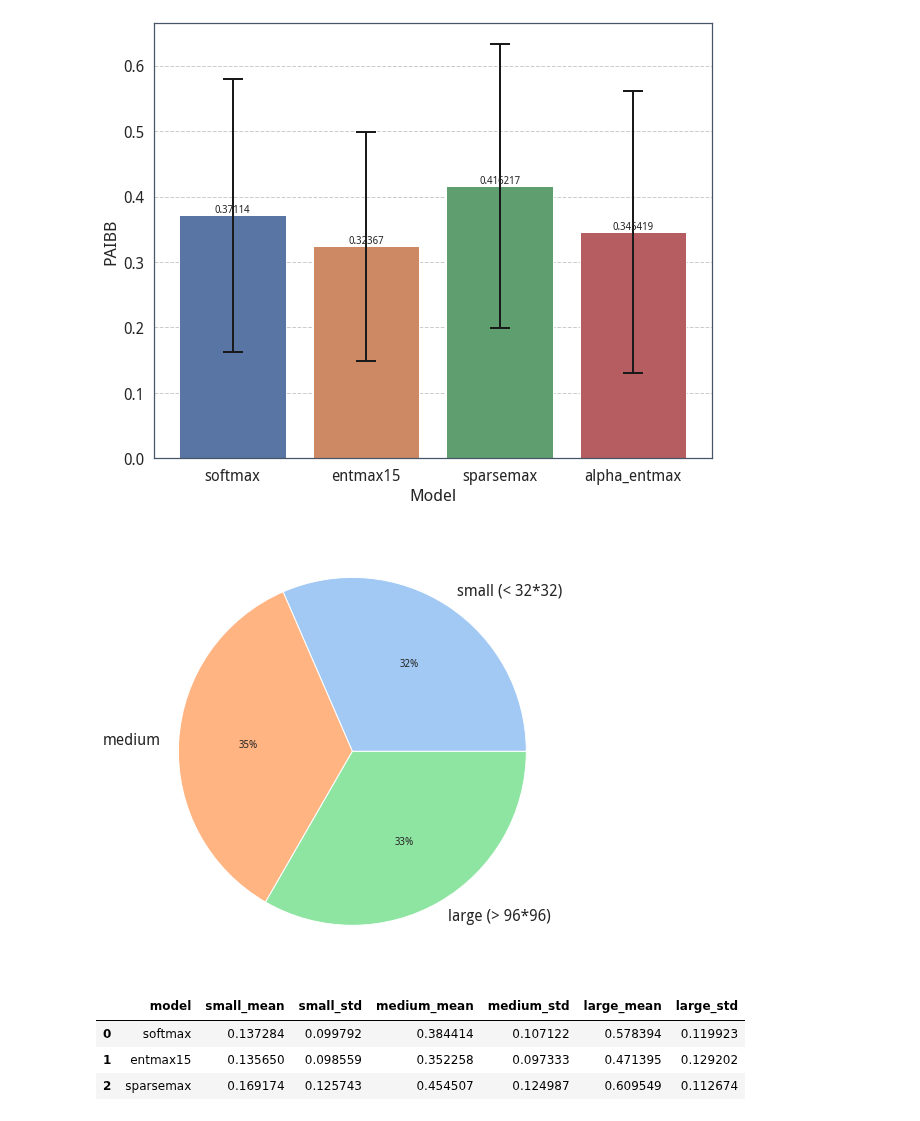
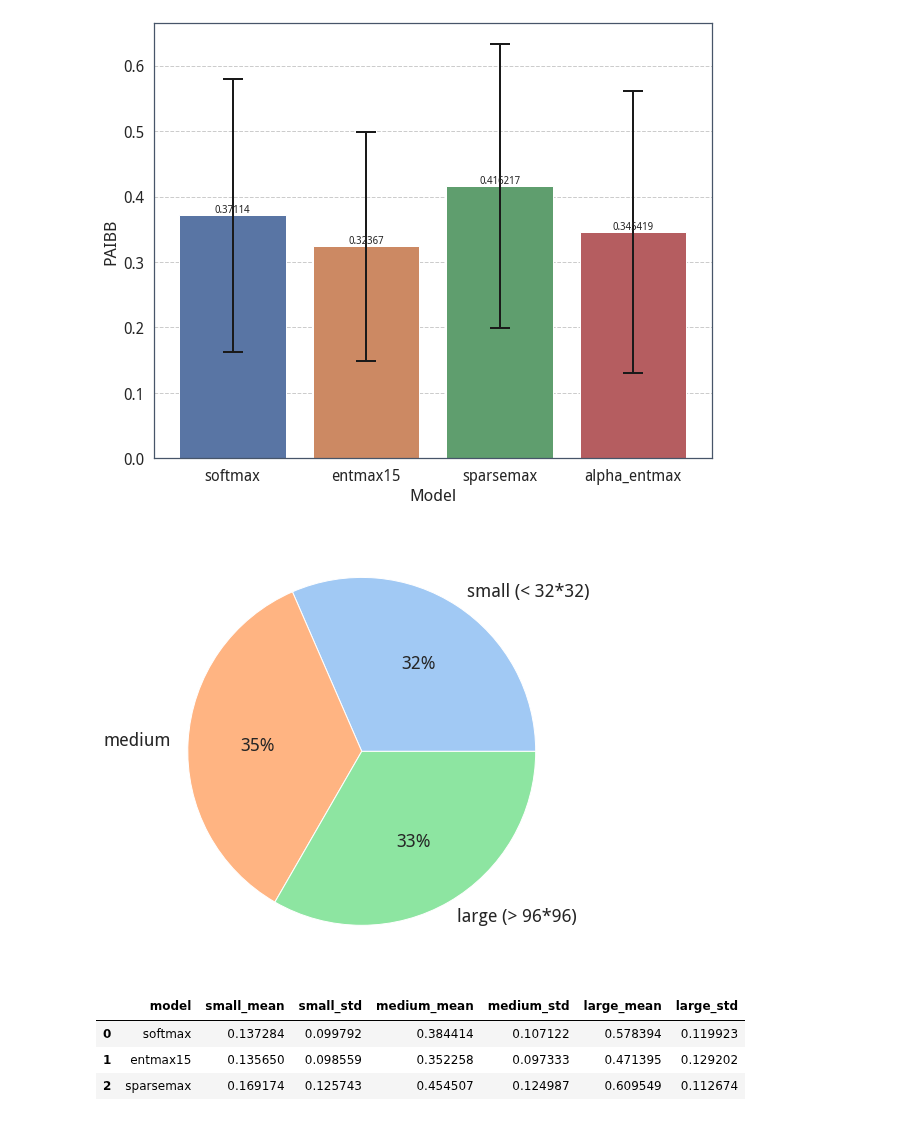
Before and after one commit to erikdao/sparse-detector, a Jupyter notebook: notebooks/val_metrics_analyses.ipynb, the cells around one changed output. Drawn from its saved outputs; the diff is of its cells as text; code cells hidden in the pictures.

Commit message:
Add dataset figures

```diff
--- a/notebooks/val_metrics_analyses.ipynb
+++ b/notebooks/val_metrics_analyses.ipynb
@@ -238,20 +238,21 @@ fig.savefig("./images/paibb-scores-w-a_entmax.pdf", bbox_inches='tight')
 # %%
 small = softmax_df[softmax_df.gt_area < 32*32].count()[0]
 medium = softmax_df[(softmax_df.gt_area >= 32*32) & (softmax_df.gt_area <= 96*96)].count()[0]
 large = softmax_df[softmax_df.gt_area > 96*96].count()[0]
 
 total = small +  medium +  large
 data = [small / total * 100, medium / total * 100, large / total * 100]
 labels = ['small (< 32*32)', 'medium', 'large (> 96*96)']
 colors = sns.color_palette('pastel')[0:3]
 
 fig, ax = plt.subplots(figsize=(8, 8))
-plt.pie(data, labels = labels, colors = colors, autopct='%.0f%%')
+patches, texts, autotexts = plt.pie(data, labels = labels, colors = colors, autopct='%.0f%%', textprops={'fontsize': 18})
 # plt.legend()
 fig.set_facecolor('white')
 fig.savefig("images/object_size_dist.png", bbox_inches='tight')
+fig.savefig("images/object_size_dist.pdf", bbox_inches='tight')
 # %% [output]
-[figure, old version]
+[figure, new version]
 # %%
 def get_stat(frame):
     small_df = frame[frame.gt_area < 32*32]
```
Also changed, not shown: 18 other files.
